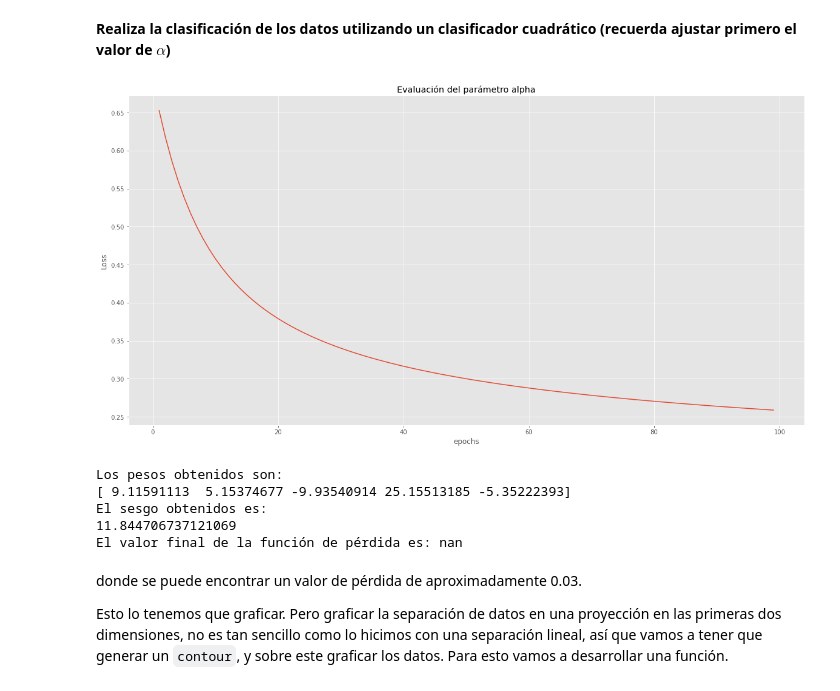
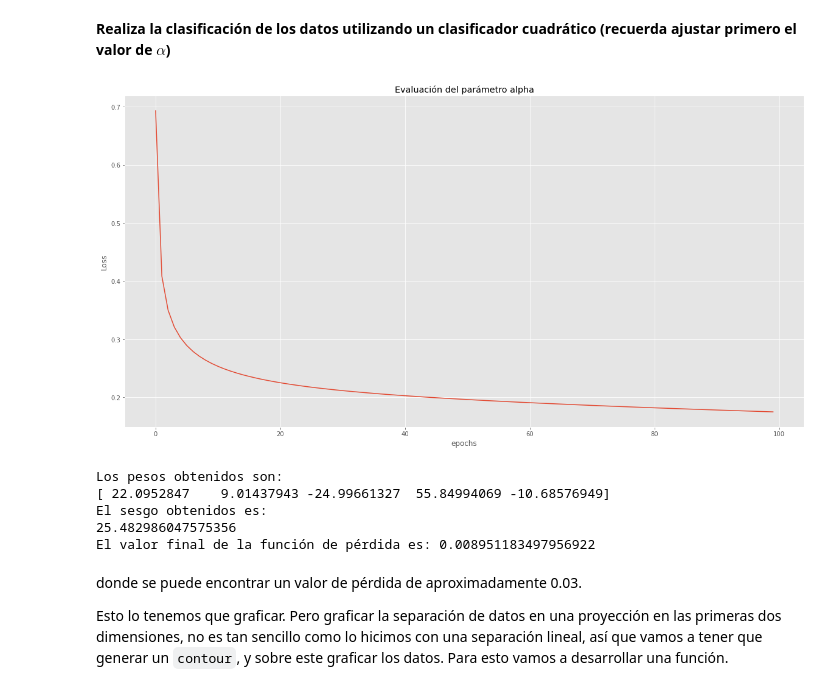
Before and after one commit to luisjba/mcd-aaa, a Jupyter notebook: reg_logistica.ipynb, the cells around one changed output. Cells and saved outputs as stored; diff of their text form; code cells hidden in the pictures.

```diff
--- a/reg_logistica.ipynb
+++ b/reg_logistica.ipynb
@@ -96,7 +96,11 @@ def E_in(x, y, w, b):
     z = x @ w.T + b
     a = logistica(z)
     # Vectorized implementation
-    J  = (-y.T @ np.log(a) - (1- y.T ) @ np.log(1-a) ) / m
+    # sumar algo pequeó a ¨a¨
+    #J  = (-y.T @ np.log(a) - (1- y.T ) @ np.log(1-a) ) / m
+
+    J = -np.nansum(np.sum(np.log(a[y > 0.5])) + np.sum((np.log(1-a[ y < 0.5 ]))) ) / m
+
 
     return J
 
@@ -411,36 +415,36 @@ def normaliza(x, mu, des_std):
 # %%
 # Encuentra phi_x (x son la expansión polinomial de segundo orden, utiliza la función map_poly
 
 #--Agrega el código aqui--
 phi_x =  map_poly(2,x)
 mu, de = medias_std(phi_x)
 phi_x_norm = normaliza(phi_x, mu, de)
 
 # Utiliza la regresión logística
-alpha = 0.1
+alpha = 1
 max_iter = 100
 
 _, _, hist_loss = descenso_rl_lotes(phi_x_norm, y, alpha, max_iter, historial=True)
 
 plt.plot(range(len(hist_loss)), hist_loss)
 plt.xlabel('epochs')
 plt.ylabel('Loss')
 plt.title('Evaluación del parámetro alpha')
 plt.show()
 # %% [output]
-[figure, old version]
+[figure, new version]
 # %%
-w_norm, b_norm, _ = descenso_rl_lotes(phi_x_norm, y, alpha, 100000)
+w_norm, b_norm, _ = descenso_rl_lotes(phi_x_norm, y, alpha, 100_000)
 
 print("Los pesos obtenidos son: \n{}".format(w_norm))
 print("El sesgo obtenidos es: \n{}".format(b_norm))
 print("El valor final de la función de pérdida es: {}".format(E_in(phi_x_norm, y, w_norm, b_norm)))
 # %% [output]
 Los pesos obtenidos son:
-[ 9.11591113  5.15374677 -9.93540914 25.15513185 -5.35222393]
+[ 22.0952847    9.01437943 -24.99661327  55.84994069 -10.68576949]
 El sesgo obtenidos es:
-11.844706737121069
-El valor final de la función de pérdida es: nan
+25.482986047575356
+El valor final de la función de pérdida es: 0.008951183497956922
 # %% [markdown]
 donde se puede encontrar un valor de pérdida de aproximadamente 0.03.
 
```
Also changed, not shown: parts of 6 cells of this notebook.
